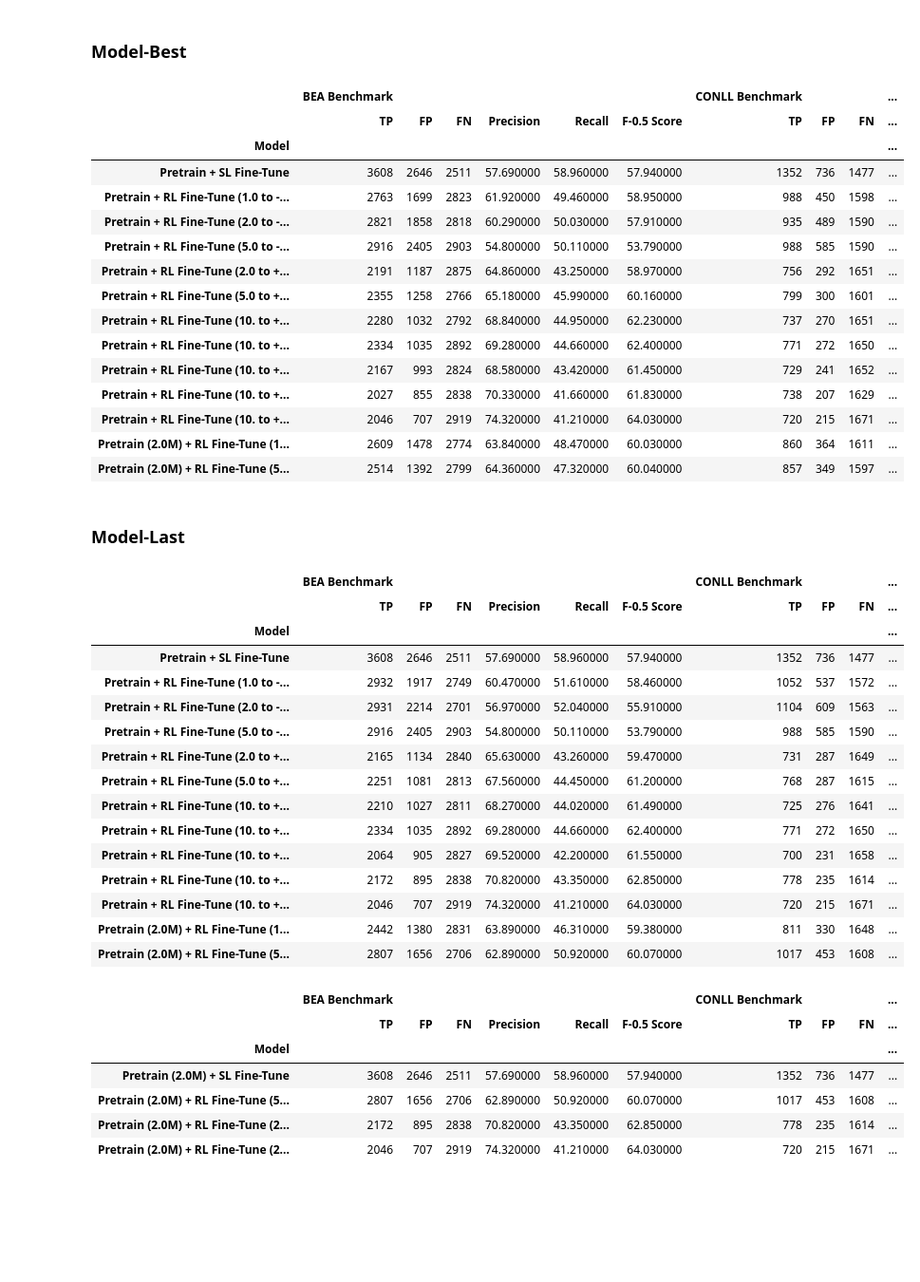
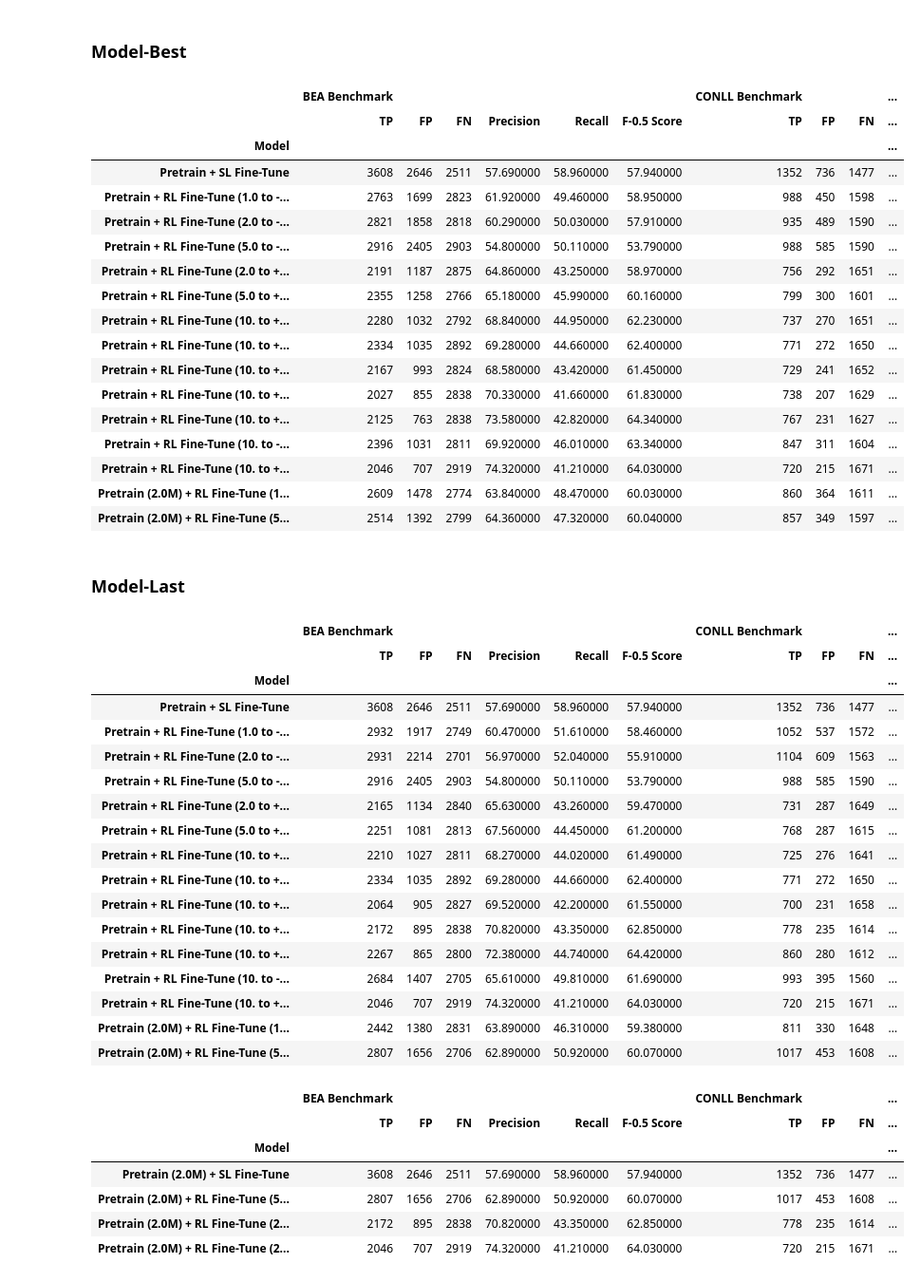
Before and after one commit to RajK853/DRL-GEC, a Jupyter notebook: notebooks/Generate_Score_Report.ipynb, the cells around one changed output. Shown at 95% size. Saved outputs shown, nothing was run; the diff lists cells and outputs as text; code cells hidden in the pictures; blank space fills up the shorter version.

```diff
--- a/notebooks/Generate_Score_Report.ipynb
+++ b/notebooks/Generate_Score_Report.ipynb
@@ -957,33 +966,40 @@ model_dict = {
     "Pretrain + RL Fine-Tune (5.0 to -5.0 rewards 0.25 explore prob 1e-5 lr new v2)": (os.path.abspath("results/finetune_rl_29_11_2022_12:15/"), "model-best"),
     # "Pretrain + RL Fine-Tune (5.0 to +0.0 rewards 0.25 explore prob 5e-6 lr new v2)": (os.path.abspath("results/finetune_rl_29_11_2022_00:46/"), "model-best"),
     "Pretrain + RL Fine-Tune (2.0 to +0.0 rewards 0.25 explore prob 1e-5 lr new v2)": (os.path.abspath("results/finetune_rl_30_11_2022_05:48/"), "model-best"),
     "Pretrain + RL Fine-Tune (5.0 to +0.0 rewards 0.25 explore prob 1e-5 lr new v2)": (os.path.abspath("results/finetune_rl_30_11_2022_00:18/"), "model-best"),
     "Pretrain + RL Fine-Tune (10. to +0.0 rewards 0.25 explore prob 1e-5 lr new v2)": (os.path.abspath("results/finetune_rl_30_11_2022_12:27/"), "model-best"),
     "Pretrain + RL Fine-Tune (10. to +0.0 rewards 0.00 explore prob 1e-5 lr new v2)": (os.path.abspath("results/finetune_rl_30_11_2022_17:55/"), "model-best"),
     "Pretrain + RL Fine-Tune (10. to +0.0 rewards 0.25 explore prob 1e-5 lr new v3)": (os.path.abspath("results_new/finetune_rl_01_12_2022_00:47/"), "model-best"),
     "Pretrain + RL Fine-Tune (10. to +0.0 rewards 0.00 explore prob 1e-5 lr new v3)": (os.path.abspath("results_new/finetune_rl_01_12_2022_06:03/"), "model-best"),
+    "Pretrain + RL Fine-Tune (10. to +0.0 rewards 0.00 explore prob 1e-5 lr new v5)": (os.path.abspath("results_new/finetune_rl_03_12_2022_05:22/"), "model-best"),
+    "Pretrain + RL Fine-Tune (10. to -1.0 rewards 0.00 explore prob 1e-5 lr new v5)": (os.path.abspath("results_new/finetune_rl_03_12_2022_00:10/"), "model-best"),
     "Pretrain + RL Fine-Tune (10. to +0.0 rewards 0.00 explore prob 1e-5 lr new v4)": (os.path.abspath("results_new/finetune_rl_01_12_2022_13:14/"), "model-best"),
+    # "Pretrain + RL Fine-Tune (10. to -N   rewards 0.00 explore prob 1e-5 lr new v6)": (os.path.abspath("results_new/finetune_rl_03_12_2022_12:03/"), "model-best"),
+    # "Pretrain + RL Fine-Tune (10. to +0.0 rewards 0.00 explore prob 5e-6 lr new v5)": (os.path.abspath("results_new/finetune_rl_02_12_2022_15:20/"), "model-best"),
+    # "Pretrain + RL Fine-Tune (10. to -1.0 rewards 0.00 explore prob 5e-6 lr new v5)": (os.path.abspath("results_new/finetune_rl_02_12_2022_10:04/"), "model-best"),
     # "Pretrain + RL Fine-Tune (0.75 explore prob 1e-5 lr new v2)": (os.path.abspath("results/finetune_rl_28_11_2022_01:55/"), "model-best"),
     # "Pretrain + RL Fine-Tune (0.50-0.25 explore prob 1e-5 lr new v2)": (os.path.abspath("results/finetune_rl_28_11_2022_18:42/"), "model-best"),
     "Pretrain (2.0M) + RL Fine-Tune (100k)": (os.path.abspath("notebooks/pg_logs_new/finetune_rl_12_11_2022_15:44/"), "model-best"),
     "Pretrain (2.0M) + RL Fine-Tune (500k)": (os.path.abspath("notebooks/pg_logs/finetune_rl_12_11_2022_11:40/"), "model-best"),
 }
 
 combined_df = gen_combined_report(model_dict, include_bea=True)
 # %% [output]
 |  | BEA Benchmark |  |  |  |  |  | CONLL Benchmark |  |  | ... |
 |  | TP | FP | FN | Precision | Recall | F-0.5 Score | TP | FP | FN | ... |
 | Model |  |  |  |  |  |  |  |  |  | ... |
 | Pretrain + SL Fine-Tune | 3608 | 2646 | 2511 | 57.690000 | 58.960000 | 57.940000 | 1352 | 736 | 1477 | ... |
 | Pretrain + RL Fine-Tune (1.0 to -... | 2763 | 1699 | 2823 | 61.920000 | 49.460000 | 58.950000 | 988 | 450 | 1598 | ... |
 | Pretrain + RL Fine-Tune (2.0 to -... | 2821 | 1858 | 2818 | 60.290000 | 50.030000 | 57.910000 | 935 | 489 | 1590 | ... |
 | Pretrain + RL Fine-Tune (5.0 to -... | 2916 | 2405 | 2903 | 54.800000 | 50.110000 | 53.790000 | 988 | 585 | 1590 | ... |
 | Pretrain + RL Fine-Tune (2.0 to +... | 2191 | 1187 | 2875 | 64.860000 | 43.250000 | 58.970000 | 756 | 292 | 1651 | ... |
 | Pretrain + RL Fine-Tune (5.0 to +... | 2355 | 1258 | 2766 | 65.180000 | 45.990000 | 60.160000 | 799 | 300 | 1601 | ... |
 | Pretrain + RL Fine-Tune (10. to +... | 2280 | 1032 | 2792 | 68.840000 | 44.950000 | 62.230000 | 737 | 270 | 1651 | ... |
 | Pretrain + RL Fine-Tune (10. to +... | 2334 | 1035 | 2892 | 69.280000 | 44.660000 | 62.400000 | 771 | 272 | 1650 | ... |
 | Pretrain + RL Fine-Tune (10. to +... | 2167 | 993 | 2824 | 68.580000 | 43.420000 | 61.450000 | 729 | 241 | 1652 | ... |
 | Pretrain + RL Fine-Tune (10. to +... | 2027 | 855 | 2838 | 70.330000 | 41.660000 | 61.830000 | 738 | 207 | 1629 | ... |
+| Pretrain + RL Fine-Tune (10. to +... | 2125 | 763 | 2838 | 73.580000 | 42.820000 | 64.340000 | 767 | 231 | 1627 | ... |
+| Pretrain + RL Fine-Tune (10. to -... | 2396 | 1031 | 2811 | 69.920000 | 46.010000 | 63.340000 | 847 | 311 | 1604 | ... |
 | Pretrain + RL Fine-Tune (10. to +... | 2046 | 707 | 2919 | 74.320000 | 41.210000 | 64.030000 | 720 | 215 | 1671 | ... |
 | Pretrain (2.0M) + RL Fine-Tune (1... | 2609 | 1478 | 2774 | 63.840000 | 48.470000 | 60.030000 | 860 | 364 | 1611 | ... |
 | Pretrain (2.0M) + RL Fine-Tune (5... | 2514 | 1392 | 2799 | 64.360000 | 47.320000 | 60.040000 | 857 | 349 | 1597 | ... |
@@ -1007,7 +1023,12 @@ model_dict = {
     "Pretrain + RL Fine-Tune (10. to +0.0 rewards 0.00 explore prob 1e-5 lr new v2)": (os.path.abspath("results/finetune_rl_30_11_2022_17:55/"), "model-last"),
     "Pretrain + RL Fine-Tune (10. to +0.0 rewards 0.25 explore prob 1e-5 lr new v3)": (os.path.abspath("results_new/finetune_rl_01_12_2022_00:47/"), "model-last"),
     "Pretrain + RL Fine-Tune (10. to +0.0 rewards 0.00 explore prob 1e-5 lr new v3)": (os.path.abspath("results_new/finetune_rl_01_12_2022_06:03/"), "model-last"),
+    "Pretrain + RL Fine-Tune (10. to +0.0 rewards 0.00 explore prob 1e-5 lr new v5)": (os.path.abspath("results_new/finetune_rl_03_12_2022_05:22/"), "model-last"),
+    "Pretrain + RL Fine-Tune (10. to -1.0 rewards 0.00 explore prob 1e-5 lr new v5)": (os.path.abspath("results_new/finetune_rl_03_12_2022_00:10/"), "model-last"),
     "Pretrain + RL Fine-Tune (10. to +0.0 rewards 0.00 explore prob 1e-5 lr new v4)": (os.path.abspath("results_new/finetune_rl_01_12_2022_13:14/"), "model-last"),
+    # "Pretrain + RL Fine-Tune (10. to -N   rewards 0.00 explore prob 1e-5 lr new v6)": (os.path.abspath("results_new/finetune_rl_03_12_2022_12:03/"), "model-last"),
+    # "Pretrain + RL Fine-Tune (10. to +0.0 rewards 0.00 explore prob 5e-6 lr new v5)": (os.path.abspath("results_new/finetune_rl_02_12_2022_15:20/"), "model-last"),
+    # "Pretrain + RL Fine-Tune (10. to -1.0 rewards 0.00 explore prob 5e-6 lr new v5)": (os.path.abspath("results_new/finetune_rl_02_12_2022_10:04/"), "model-last"),
     # "Pretrain + RL Fine-Tune (0.75 explore prob 1e-5 lr new v2)": (os.path.abspath("results/finetune_rl_28_11_2022_01:55/"), "model-last"),
     # "Pretrain + RL Fine-Tune (0.50-0.25 explore prob 1e-5 lr new v2)": (os.path.abspath("results/finetune_rl_28_11_2022_18:42/"), "model-last"),
     "Pretrain (2.0M) + RL Fine-Tune (100k)": (os.path.abspath("notebooks/pg_logs_new/finetune_rl_12_11_2022_15:44/"), "model-last"),
@@ -1029,6 +1050,8 @@ combined_df = gen_combined_report(model_dict, include_bea=True)
 | Pretrain + RL Fine-Tune (10. to +... | 2334 | 1035 | 2892 | 69.280000 | 44.660000 | 62.400000 | 771 | 272 | 1650 | ... |
 | Pretrain + RL Fine-Tune (10. to +... | 2064 | 905 | 2827 | 69.520000 | 42.200000 | 61.550000 | 700 | 231 | 1658 | ... |
 | Pretrain + RL Fine-Tune (10. to +... | 2172 | 895 | 2838 | 70.820000 | 43.350000 | 62.850000 | 778 | 235 | 1614 | ... |
+| Pretrain + RL Fine-Tune (10. to +... | 2267 | 865 | 2800 | 72.380000 | 44.740000 | 64.420000 | 860 | 280 | 1612 | ... |
+| Pretrain + RL Fine-Tune (10. to -... | 2684 | 1407 | 2705 | 65.610000 | 49.810000 | 61.690000 | 993 | 395 | 1560 | ... |
 | Pretrain + RL Fine-Tune (10. to +... | 2046 | 707 | 2919 | 74.320000 | 41.210000 | 64.030000 | 720 | 215 | 1671 | ... |
 | Pretrain (2.0M) + RL Fine-Tune (1... | 2442 | 1380 | 2831 | 63.890000 | 46.310000 | 59.380000 | 811 | 330 | 1648 | ... |
 | Pretrain (2.0M) + RL Fine-Tune (5... | 2807 | 1656 | 2706 | 62.890000 | 50.920000 | 60.070000 | 1017 | 453 | 1608 | ... |
```
Also changed, not shown: parts of 2 cells of this notebook.
